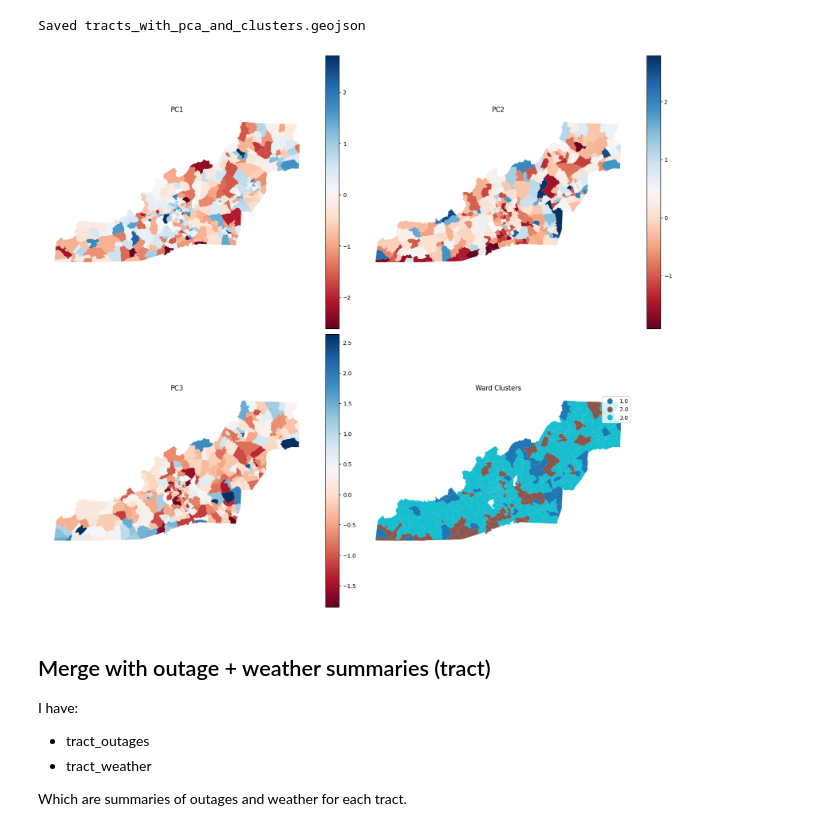
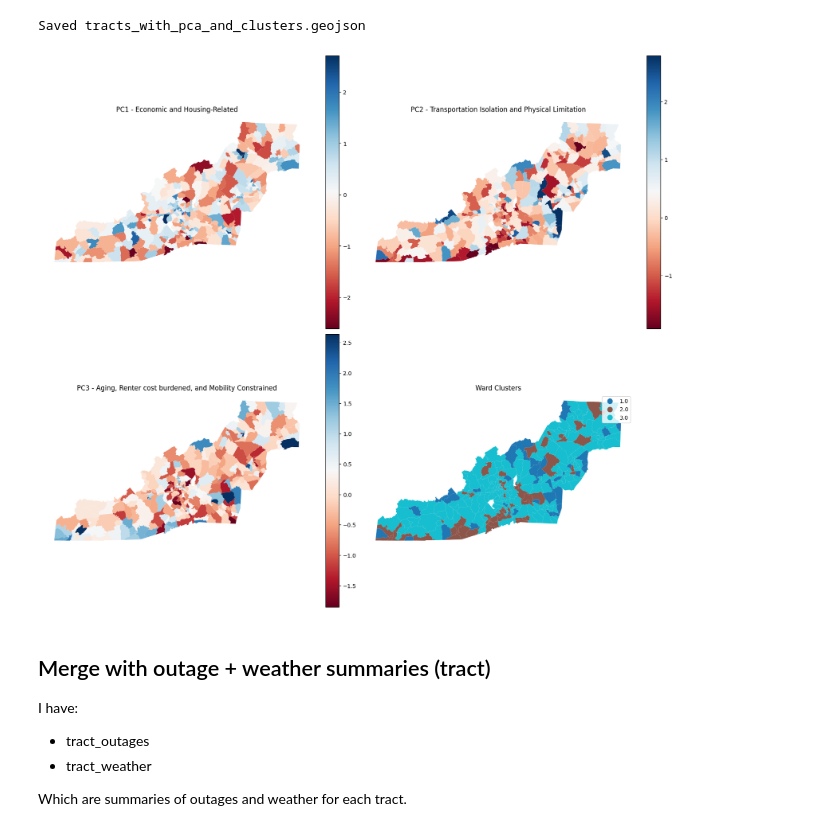
Before and after one commit to jessalynlc/MP, a Jupyter notebook: pca_socioeconomics_WNC.ipynb, the cells around one changed output. Saved outputs shown, nothing was run; the diff lists cells and outputs as text; code cells hidden in the pictures.

```diff
--- a/pca_socioeconomics_WNC.ipynb
+++ b/pca_socioeconomics_WNC.ipynb
@@ -423,9 +423,9 @@ fig, axes = plt.subplots(2, 2, figsize=(16, 14), constrained_layout=True)
 
 variables = ['PC1', 'PC2', 'PC3', 'hc_cluster']
 titles = [
-    'PC1',
-    'PC2',
-    'PC3',
+    'PC1 - Economic and Housing-Related',
+    'PC2 - Transportation Isolation and Physical Limitation',
+    'PC3 - Aging, Renter cost burdened, and Mobility Constrained',
     'Ward Clusters'
 ]
 
@@ -445,34 +445,34 @@ for i, var in enumerate(variables):
             cmap='tab10',
             linewidth=0,
             edgecolor='none'
         )
     else:
         # continuous PCs with diverging colormap
         vmin = gdf[var].quantile(0.01)
         vmax = gdf[var].quantile(0.99)
         gdf.plot(
             column=var,
             ax=ax,
             cmap='RdBu',
             legend=True,
             vmin=vmin,
             vmax=vmax,
             linewidth=0,
             edgecolor='none'
         )
 
     ax.set_title(titles[i], fontsize=12)
     ax.set_axis_off()
 
 plt.savefig(
     'data_processed/socioeconomic_pca_results_WNC/WNC_pca_ward_maps.png',
     dpi=300,
     bbox_inches='tight'
 )
 
 plt.show()
 # %% [output]
-[figure, old version]
+[figure, new version]
 # %% [markdown]
 ## Merge with outage + weather summaries (tract)
 
```
Also changed, not shown: 2 other files.
